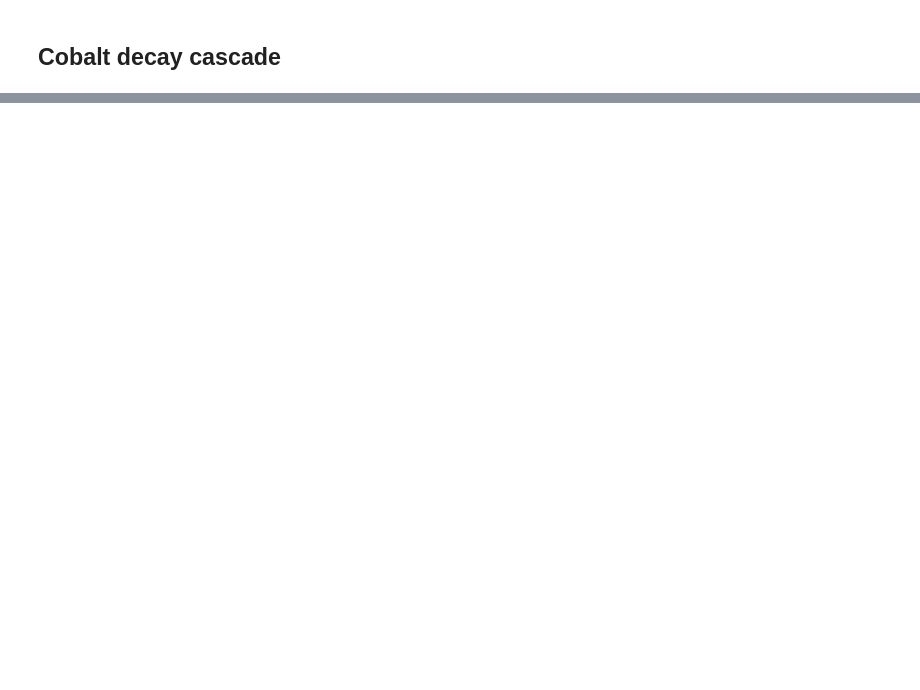
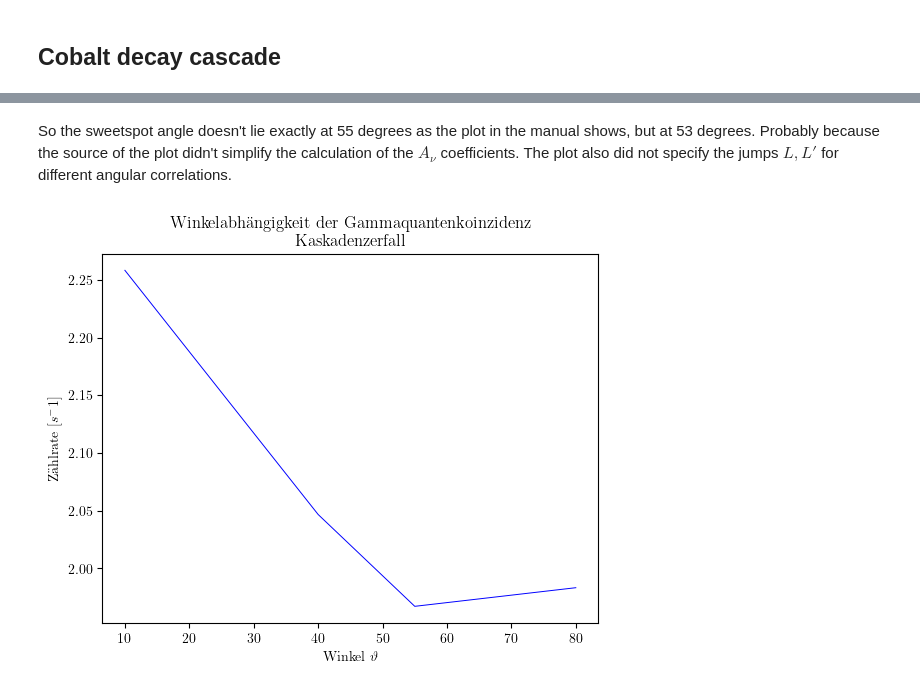
Before and after one commit to WackAlley/worksheet, a Jupyter notebook: labcourse16/coincidence analytics.ipynb, the cells around one changed output, grey strips where cells are left out. Cells and saved outputs as stored; diff of their text form; code cells hidden in the pictures; blank space fills up the shorter version.

```diff
--- a/labcourse16/coincidence analytics.ipynb
+++ b/labcourse16/coincidence analytics.ipynb
@@ -40,0 +168,18 @@ Maximal count rate at a deflection of -2cm.
+# %% [markdown]
+So the sweetspot angle doesn't lie exactly at 55 degrees as the plot in the manual shows, but at 53 degrees. Probably because the source of the plot didn't simplify the calculation of the $A_\nu$ coefficients. The plot also did not specify the jumps $L, L'$ for different angular correlations.
+# %%
+count_rate_3 = [952/421.577, 872/426.045, 830/421.920, 842/424.541]
+angle_3 = [10,40,55,80]
+
+# [counter A/1,counter B/2]
+counter = [ [128551/421.577,123698/421.577],[132415/426.045,124920/426.045],[130547/421.920,123973/421.920],[132379/424.541,123854/424.541] ]
+
+
+fig, ax = plt.subplots()
+ax.plot(angle_3, count_rate_3, 'b', linewidth=.7)
+ax.set_title(f'Winkelabhängigkeit der Gammaquantenkoinzidenz \n Kaskadenzerfall')
+ax.set(xlabel=f'Winkel $\\vartheta$', ylabel=f'Zählrate [$s^{-1}$] ')
+# plt.savefig("plots/Koinzidenzplot Vernichtungsstrahlung Kaskadenzerfall.pdf")
+plt.show()
+# %% [output]
+[figure, added]
```
Also changed, not shown: parts of 8 cells of this notebook, 41 other files.
